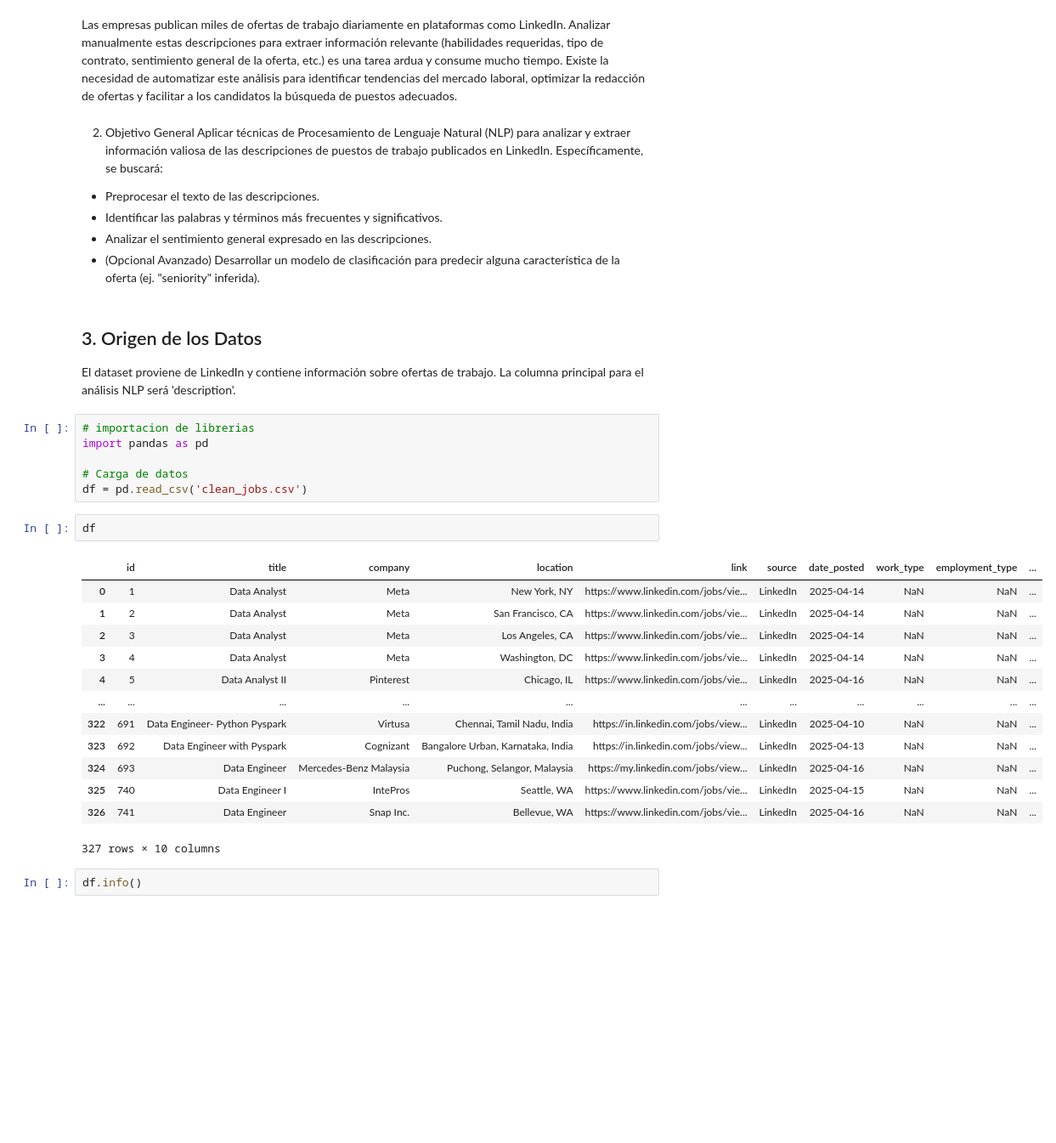
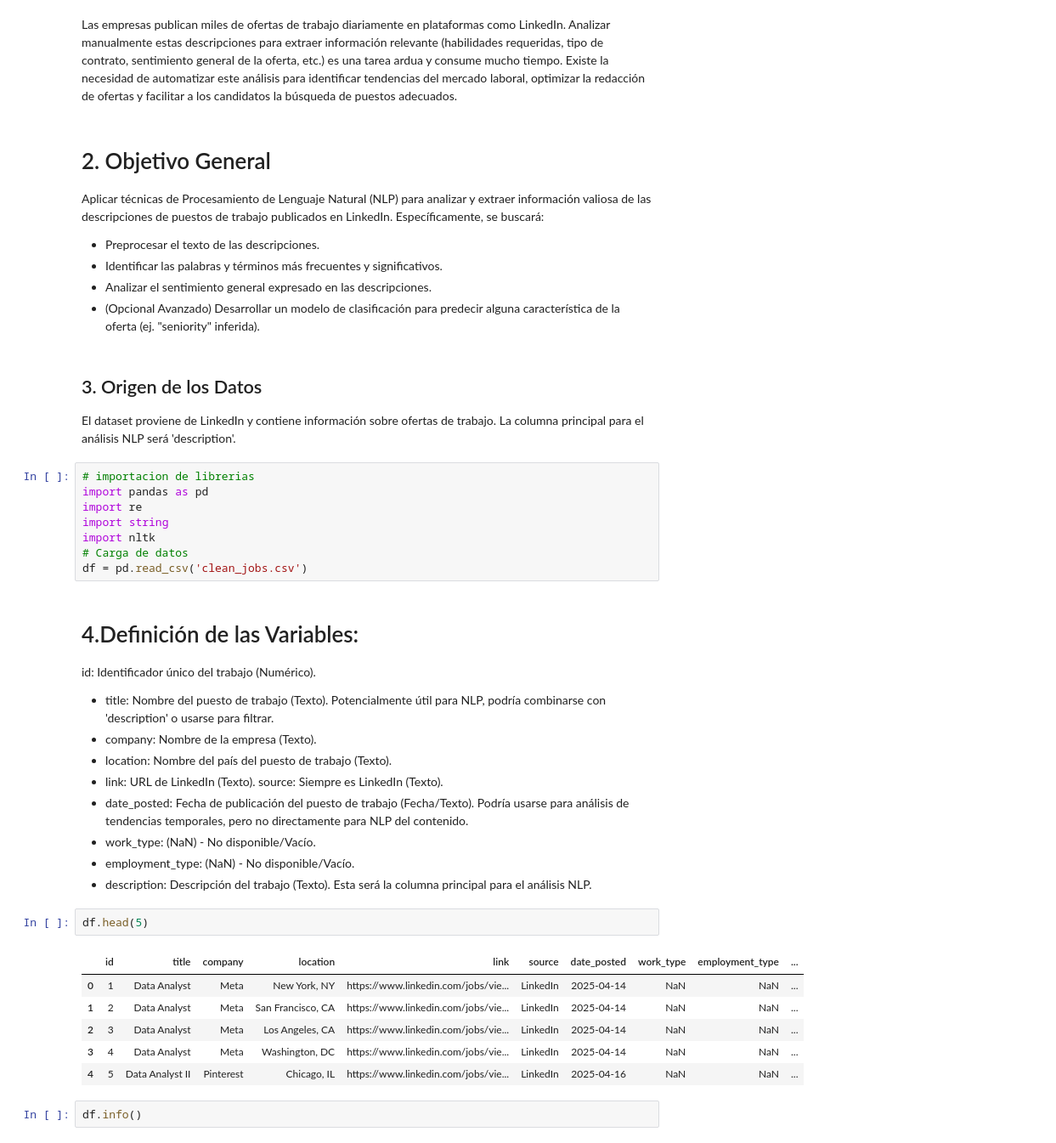
Before and after one commit to nueveonce/Etapa3DS, a Jupyter notebook: Etapa3.ipynb, the cells around one changed output. Shown at 85% size. Drawn from its saved outputs; the diff is of its cells as text; blank space fills up the shorter version.

```diff
--- a/Etapa3.ipynb
+++ b/Etapa3.ipynb
@@ -9,37 +9,45 @@
 # %% [markdown]
 Las empresas publican miles de ofertas de trabajo diariamente en plataformas como LinkedIn. Analizar manualmente estas descripciones para extraer información relevante (habilidades requeridas, tipo de contrato, sentimiento general de la oferta, etc.) es una tarea ardua y consume mucho tiempo. Existe la necesidad de automatizar este análisis para identificar tendencias del mercado laboral, optimizar la redacción de ofertas y facilitar a los candidatos la búsqueda de puestos adecuados.
 # %% [markdown]
-2. Objetivo General
+# 2. Objetivo General
 Aplicar técnicas de Procesamiento de Lenguaje Natural (NLP) para analizar y extraer información valiosa de las descripciones de puestos de trabajo publicados en LinkedIn. Específicamente, se buscará:
  * Preprocesar el texto de las descripciones.
  * Identificar las palabras y términos más frecuentes y significativos.
  * Analizar el sentimiento general expresado en las descripciones.
-  * (Opcional Avanzado) Desarrollar un modelo de clasificación para predecir alguna característica de la oferta (ej. "seniority" inferida).
+ * (Opcional Avanzado) Desarrollar un modelo de clasificación para predecir alguna característica de la oferta (ej. "seniority" inferida).
 # %% [markdown]
 ## 3. Origen de los Datos
 El dataset proviene de LinkedIn y contiene información sobre ofertas de trabajo. La columna principal para el análisis NLP será 'description'.
 # %%
 # importacion de librerias
 import pandas as pd
-
+import re
+import string
+import nltk
 # Carga de datos
 df = pd.read_csv('clean_jobs.csv')
+# %% [markdown]
+# 4.Definición de las Variables:
+
+id: Identificador único del trabajo (Numérico).
+* title: Nombre del puesto de trabajo (Texto). Potencialmente útil para NLP, podría combinarse con 'description' o usarse para filtrar.
+* company: Nombre de la empresa (Texto).
+* location: Nombre del país del puesto de trabajo (Texto).
+* link: URL de LinkedIn (Texto).
+source: Siempre es LinkedIn (Texto).
+* date_posted: Fecha de publicación del puesto de trabajo (Fecha/Texto). Podría usarse para análisis de tendencias temporales, pero no directamente para NLP del contenido.
+* work_type: (NaN) - No disponible/Vacío.
+* employment_type: (NaN) - No disponible/Vacío.
+* description: Descripción del trabajo (Texto). Esta será la columna principal para el análisis NLP.
 # %%
-df
+df.head(5)
 # %% [output]
 |  | id | title | company | location | link | source | date_posted | work_type | employment_type | ... |
 | 0 | 1 | Data Analyst | Meta | New York, NY | https://www.linkedin.com/jobs/vie... | LinkedIn | 2025-04-14 | NaN | NaN | ... |
 | 1 | 2 | Data Analyst | Meta | San Francisco, CA | https://www.linkedin.com/jobs/vie... | LinkedIn | 2025-04-14 | NaN | NaN | ... |
 | 2 | 3 | Data Analyst | Meta | Los Angeles, CA | https://www.linkedin.com/jobs/vie... | LinkedIn | 2025-04-14 | NaN | NaN | ... |
 | 3 | 4 | Data Analyst | Meta | Washington, DC | https://www.linkedin.com/jobs/vie... | LinkedIn | 2025-04-14 | NaN | NaN | ... |
 | 4 | 5 | Data Analyst II | Pinterest | Chicago, IL | https://www.linkedin.com/jobs/vie... | LinkedIn | 2025-04-16 | NaN | NaN | ... |
-| ... | ... | ... | ... | ... | ... | ... | ... | ... | ... | ... |
-| 322 | 691 | Data Engineer- Python Pyspark | Virtusa | Chennai, Tamil Nadu, India | https://in.linkedin.com/jobs/view... | LinkedIn | 2025-04-10 | NaN | NaN | ... |
-| 323 | 692 | Data Engineer with Pyspark | Cognizant | Bangalore Urban, Karnataka, India | https://in.linkedin.com/jobs/view... | LinkedIn | 2025-04-13 | NaN | NaN | ... |
-| 324 | 693 | Data Engineer | Mercedes-Benz Malaysia | Puchong, Selangor, Malaysia | https://my.linkedin.com/jobs/view... | LinkedIn | 2025-04-16 | NaN | NaN | ... |
-| 325 | 740 | Data Engineer I | IntePros | Seattle, WA | https://www.linkedin.com/jobs/vie... | LinkedIn | 2025-04-15 | NaN | NaN | ... |
-| 326 | 741 | Data Engineer | Snap Inc. | Bellevue, WA | https://www.linkedin.com/jobs/vie... | LinkedIn | 2025-04-16 | NaN | NaN | ... |
-327 rows × 10 columns
 # %%
 df.info()
 # %% [output]
```
Also changed, not shown: parts of 9 cells of this notebook.
